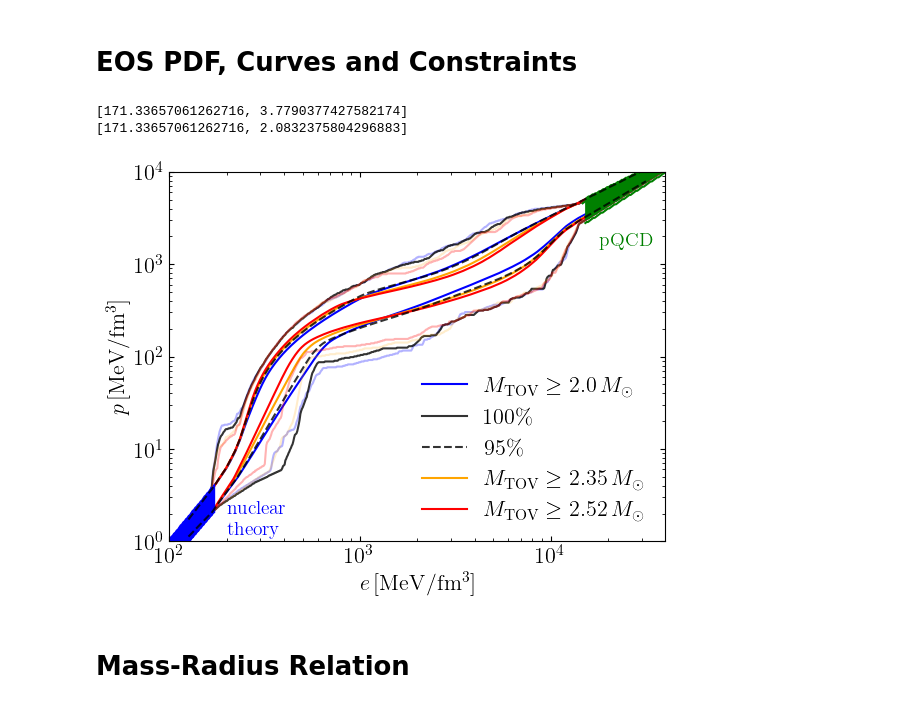
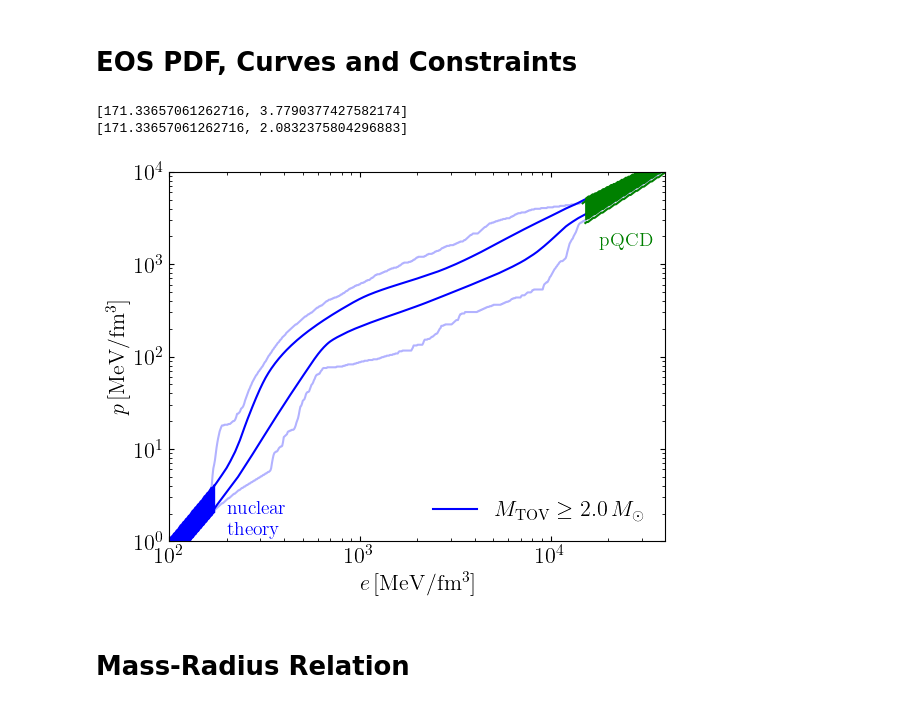
Before and after one commit to EckerChristian/MCLambdaBHNS, a Jupyter notebook: plotting_code/EOSandMRcontours.ipynb, the cells around one changed output. Saved outputs shown, nothing was run; the diff lists cells and outputs as text; code cells hidden in the pictures.

```diff
--- a/plotting_code/EOSandMRcontours.ipynb
+++ b/plotting_code/EOSandMRcontours.ipynb
@@ -65,54 +65,54 @@ plt.plot(10**cont1[:,0],10**cont1[:,1],             color = "blue"  , linestyle
 plt.plot(10**cont1[:,0],10**cont1[:,2],             color = "blue"  , linestyle = "solid",zorder=1,label=r"$M_{\rm TOV}\geq 2.0\,M_\odot$")
 
 # Mtov>2.18Msun
-plt.plot(10**constraint2[:,0],10**constraint2[:,1], color = "black", linestyle = "solid",zorder=1, alpha=0.8)
-plt.plot(10**constraint2[:,2],10**constraint2[:,3], color = "black", linestyle = "solid",zorder=1, alpha=0.8,label=r"$100\%$")
-plt.plot(10**cont2[:,0],10**cont2[:,1],             color = "black" , linestyle = "dashed",zorder=3,alpha=0.8)
-plt.plot(10**cont2[:,0],10**cont2[:,2],             color = "black" , linestyle = "dashed",zorder=3,alpha=0.8,label=r"$95\%$")
+# plt.plot(10**constraint2[:,0],10**constraint2[:,1], color = "black", linestyle = "solid",zorder=1, alpha=0.8)
+# plt.plot(10**constraint2[:,2],10**constraint2[:,3], color = "black", linestyle = "solid",zorder=1, alpha=0.8,label=r"$100\%$")
+# plt.plot(10**cont2[:,0],10**cont2[:,1],             color = "black" , linestyle = "dashed",zorder=3,alpha=0.8)
+# plt.plot(10**cont2[:,0],10**cont2[:,2],             color = "black" , linestyle = "dashed",zorder=3,alpha=0.8,label=r"$95\%$")
 
-# Mtov>2.35Msun
-plt.plot(10**constraint3[:,0],10**constraint3[:,1], color = "orange", linestyle = "solid",zorder=1, alpha=0.2)
-plt.plot(10**constraint3[:,2],10**constraint3[:,3], color = "orange", linestyle = "solid",zorder=1, alpha=0.2)
-plt.plot(10**cont3[:,0],10**cont3[:,1],             color = "orange", linestyle = "solid",zorder=1)
-plt.plot(10**cont3[:,0],10**cont3[:,2],             color = "orange", linestyle = "solid",zorder=1,label=r"$M_{\rm TOV}\geq 2.35\,M_\odot$")
+# # Mtov>2.35Msun
+# plt.plot(10**constraint3[:,0],10**constraint3[:,1], color = "orange", linestyle = "solid",zorder=1, alpha=0.2)
+# plt.plot(10**constraint3[:,2],10**constraint3[:,3], color = "orange", linestyle = "solid",zorder=1, alpha=0.2)
+# plt.plot(10**cont3[:,0],10**cont3[:,1],             color = "orange", linestyle = "solid",zorder=1)
+# plt.plot(10**cont3[:,0],10**cont3[:,2],             color = "orange", linestyle = "solid",zorder=1,label=r"$M_{\rm TOV}\geq 2.35\,M_\odot$")
 
-# Mtov>2.52Msun
-plt.plot(10**constraint4[:,0],10**constraint4[:,1], color = "red"   , linestyle = "solid",zorder=1, alpha=0.3)
-plt.plot(10**constraint4[:,2],10**constraint4[:,3], color = "red"   , linestyle = "solid",zorder=1, alpha=0.3)
-plt.plot(10**cont4[:,0],10**cont4[:,1],             color = "red"   , linestyle = "solid",zorder=1)
-plt.plot(10**cont4[:,0],10**cont4[:,2],             color = "red"   , linestyle = "solid",zorder=1,label=r"$M_{\rm TOV}\geq 2.52\,M_\odot$")
+# # Mtov>2.52Msun
+# plt.plot(10**constraint4[:,0],10**constraint4[:,1], color = "red"   , linestyle = "solid",zorder=1, alpha=0.3)
+# plt.plot(10**constraint4[:,2],10**constraint4[:,3], color = "red"   , linestyle = "solid",zorder=1, alpha=0.3)
+# plt.plot(10**cont4[:,0],10**cont4[:,1],             color = "red"   , linestyle = "solid",zorder=1)
+# plt.plot(10**cont4[:,0],10**cont4[:,2],             color = "red"   , linestyle = "solid",zorder=1,label=r"$M_{\rm TOV}\geq 2.52\,M_\odot$")
 
 # CET band
 ax.plot(10**CET[:,0],10**CET[:,1], color = "blue", linestyle = "solid",zorder=2)
 ax.plot(10**CET[:,2],10**CET[:,3], color = "blue", linestyle = "solid",zorder=2)
 ax.fill_between(10**CET[:,0],10**CET[:,1],1.1*10**CET[:,3], color = "blue" ,zorder=2)
 ax.plot(10**CET[:,0],10**CET[:,1], color = "blue" ,zorder=1,linewidth=0.5)
 ax.plot(10**CET[:,0],10**CET[:,3], color = "blue" ,zorder=1,linewidth=0.5)
 print([10**CET[-1,0],10**CET[-1,3]])
 print([10**CET[-1,0],10**CET[-1,1]])
 
 # pQCD band
 ax.plot(10**pQCD[:,0],10**pQCD[:,1], color = "green", linestyle =  "solid",zorder=2 )
 ax.plot(10**pQCD[:,2], 10**pQCD[:,3],  color = "green", linestyle = "solid",zorder=2)
 ax.fill_between(10**pQCD[:,0],1.1*10**pQCD[:,1],1.15*10**pQCD[:,3], color = "green",zorder=2)
 
 # labels
 #plt.text(60, 0.15 ,r'$\rm BPS$', fontsize = 14, color="red")
 #plt.text(165, 1.2 ,r'$\rm nucl.th.$', fontsize = 14, color="blue")
 plt.text(200, 2.0 ,r'$\rm nuclear$', fontsize = 14, color="blue")
 plt.text(200, 1.2 ,r'$\rm theory$', fontsize = 14, color="blue")
 plt.text(18000, 1600 ,r'$\rm pQCD$', fontsize = 14,color="green")
 
 plt.legend(loc="lower right",fontsize=16,frameon=False)
 plt.savefig("EOS.png", dpi=200,bbox_inches='tight')
 #plt.savefig("EOSSFHo_large_v0.png", dpi=100,bbox_inches='tight')
 #plt.savefig("EOSSFHo_small_v0.png", dpi=100,bbox_inches='tight')
 #plt.savefig("EOSBPS.png", dpi=100,bbox_inches='tight')
 #plt.show()
 # %% [output]
 [171.33657061262716, 3.7790377427582174]
 [171.33657061262716, 2.0832375804296883]
-[figure, old version]
+[figure, new version]
 # %% [markdown]
 # Mass-Radius Relation
 # %%
```
Also changed, not shown: 41 other files.
